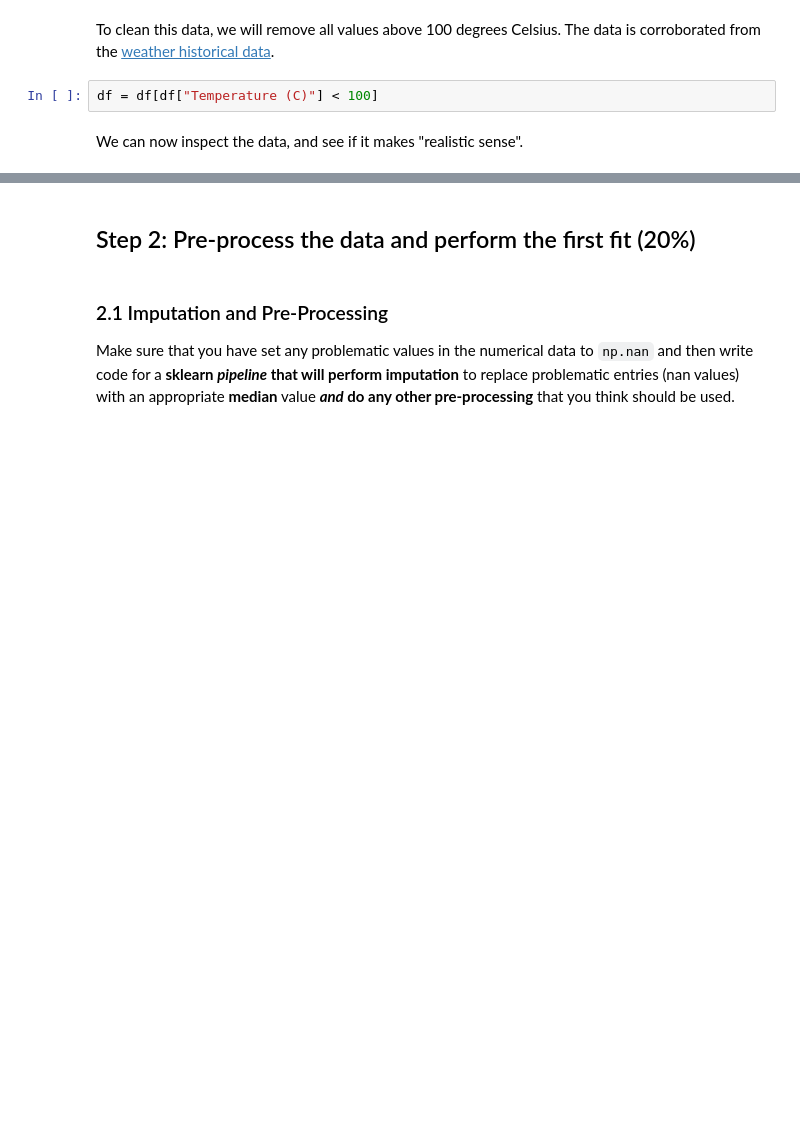
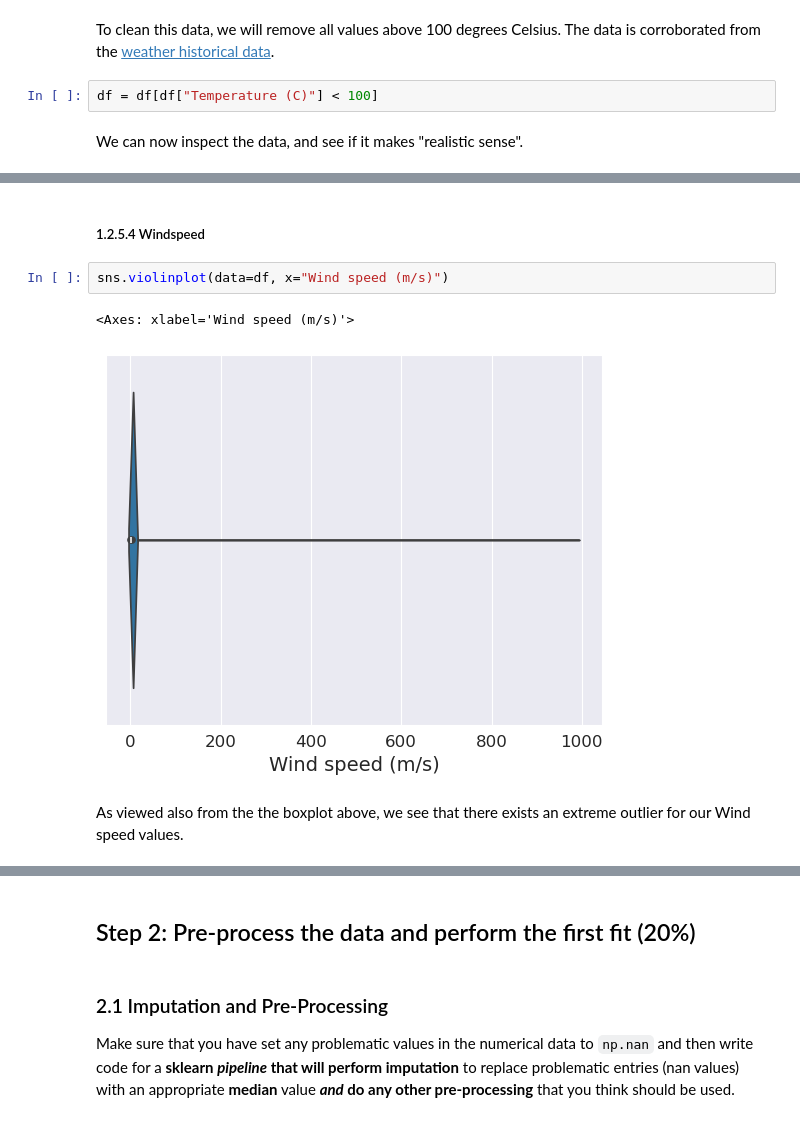
Before and after one commit to nicoataiza/CS7317-2024, a Jupyter notebook: Assignment 1/A1-template-2024.ipynb, the cells around one changed output, grey strips where cells are left out. Drawn from its saved outputs; the diff is of its cells as text; blank space fills up the shorter version.

```diff
--- a/Assignment 1/A1-template-2024.ipynb
+++ b/Assignment 1/A1-template-2024.ipynb
@@ -353,0 +373,9 @@ sns.violinplot(data=df, x="Temperature (C)")
+# %% [markdown]
+##### 1.2.5.4 Windspeed
+# %%
+sns.violinplot(data=df, x="Wind speed (m/s)")
+# %% [output]
+<Axes: xlabel='Wind speed (m/s)'>
+[figure, added]
+# %% [markdown]
+As viewed also from the the boxplot above, we see that there exists an extreme outlier for our Wind speed values.
```
Also changed, not shown: parts of 36 cells of this notebook.
